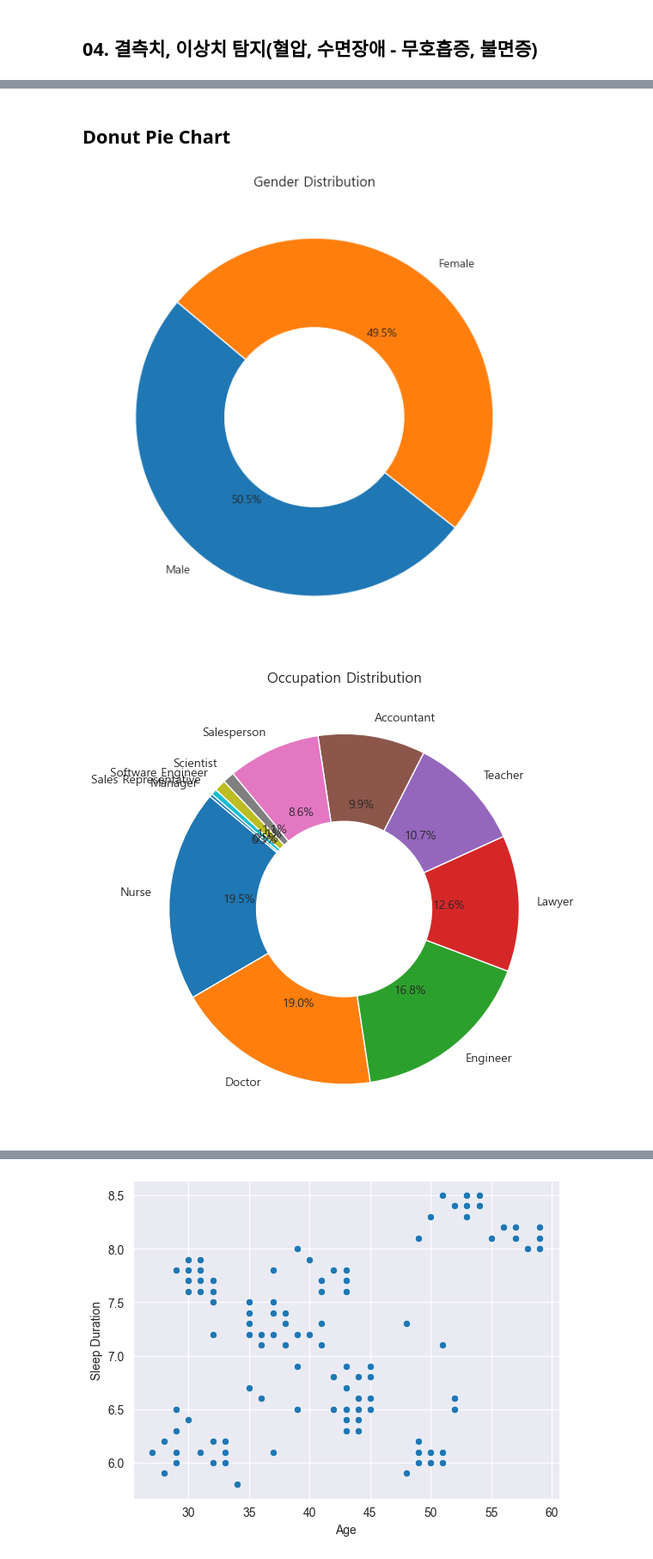
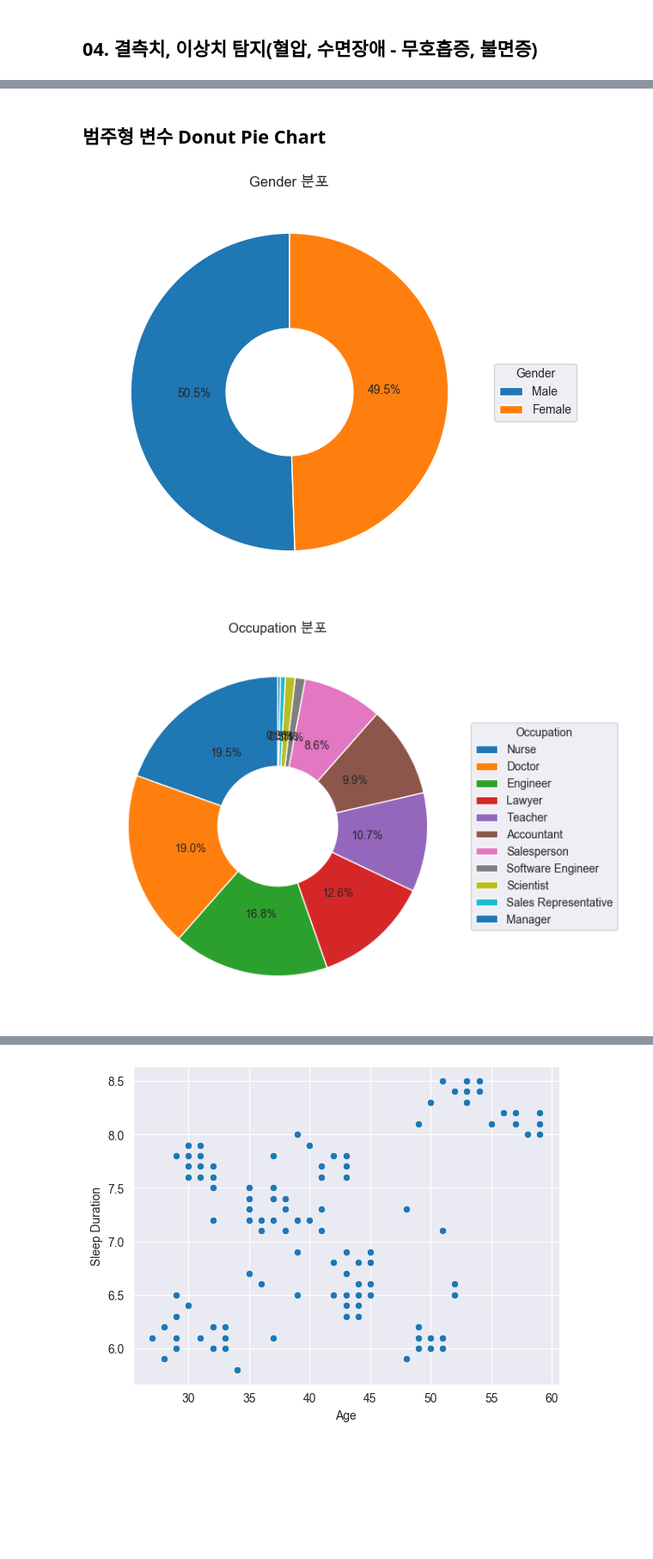
Before and after one commit to ParkVitna/SKN14-EDA-1Team, a Jupyter notebook: ParkVitna/EDA.ipynb, the cells around one changed output, grey strips where cells are left out. Shown: that part at 86% size. Cells and saved outputs as stored; diff of their text form; code cells hidden in the pictures; blank space fills up the shorter version.

```diff
--- a/ParkVitna/EDA.ipynb
+++ b/ParkVitna/EDA.ipynb
@@ -122,7 +123,10 @@ fig, axes = plt.subplots(2, 4, figsize=(20, 10))  # 4개씩 2줄
 axes = axes.flatten()
 
 for i, col in enumerate(num_cols):
-    sns.boxplot(x=df[col], ax=axes[i], color='skyblue')
+    sns.boxplot(
+        y=df[col],
+        ax=axes[i]
+    )
     axes[i].set_title(f"Boxplot of {col}")
     axes[i].set_xlabel(col)
 
@@ -135,0 +142,13 @@ plt.show()
+# %%
+n = len(num_cols)
+rows = (n // 4) + (n % 4 > 0)
+plt.figure(figsize=(20, 4 * rows))
+
+for i, col in enumerate(num_cols, 1):
+    plt.subplot(rows, 4, i)
+    sns.histplot(df[col], kde=True, color='mediumseagreen')
+    plt.title(f"Histogram of {col}")
+    plt.xlabel(col)
+    plt.tight_layout()
+
+plt.show()
@@ -136,17 +168,21 @@ plt.show()
 # %% [markdown]
-## Donut Pie Chart
+## 범주형 변수 Donut Pie Chart
 # %%
 # 범주형 데이터 분리 (Blood Pressure 제외)
 cat_cols = df.select_dtypes(include=['object']).columns.drop('Blood Pressure')
 
 for col in cat_cols:
     plt.figure(figsize=(6, 6))
     values = df[col].value_counts()
-    plt.pie(values, labels=values.index, autopct='%1.1f%%', startangle=140, wedgeprops=dict(width=0.5))
-    plt.title(f"{col} Distribution")
-    plt.gca().set_aspect('equal')
-    plt.tight_layout()
+    wedges, texts, autotexts = plt.pie(
+        values,
+        autopct='%1.1f%%',
+        startangle=90,
+        wedgeprops=dict(width=0.6)
+    )
+    plt.title(f"{col} 분포")
+    plt.legend(wedges, values.index, title=col, loc="center left", bbox_to_anchor=(1, 0, 0.5, 1))
     plt.show()
 # %% [output]
-[figure, old version]
+[figure, new version]
-[figure, old version]
+[figure, new version]
```
Also changed, not shown: parts of 28 cells of this notebook.
